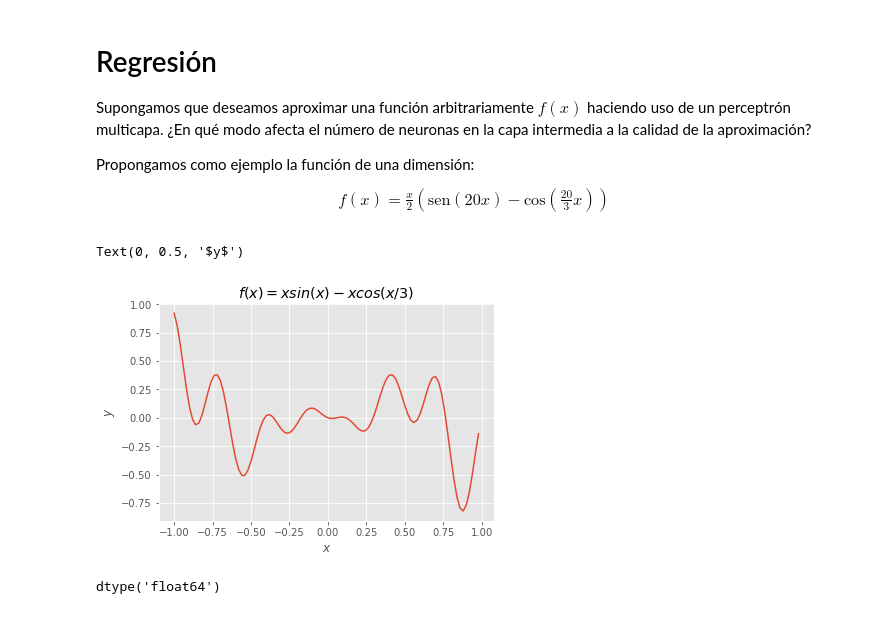
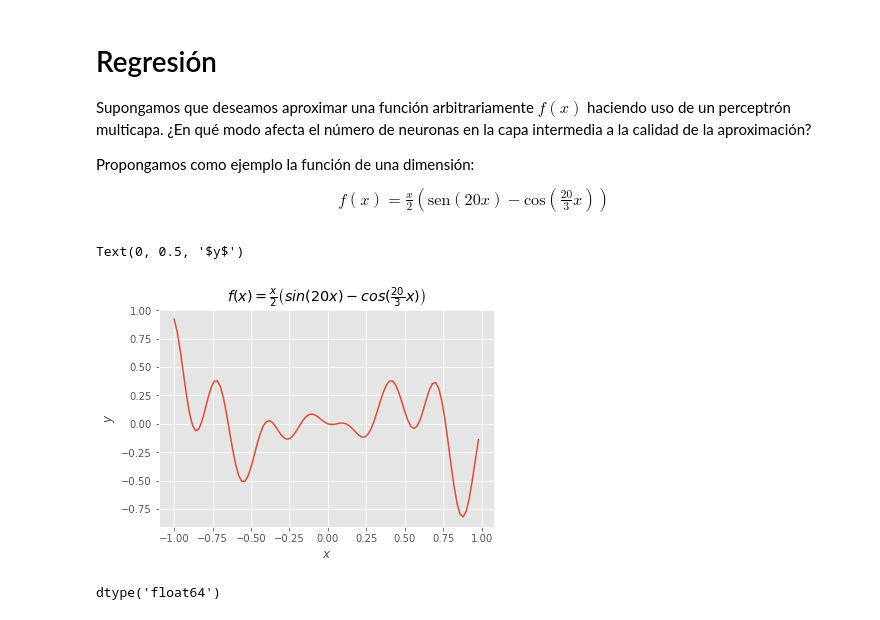
Before and after one commit to VMijangos/Redes_Neuronales, a Jupyter notebook: Notebooks/01 Aproximador Universal/Ejemplo de regresión.ipynb, the cells around one changed output. Saved outputs shown, nothing was run; the diff lists cells and outputs as text; code cells hidden in the pictures.

```diff
--- a/Notebooks/01 Aproximador Universal/Ejemplo de regresión.ipynb
+++ b/Notebooks/01 Aproximador Universal/Ejemplo de regresión.ipynb
@@ -26,12 +26,12 @@ plt.style.use('ggplot')
 # %%
 # Visualización de la función objetivo
 plt.plot(x, y)
-plt.title('$f(x) = x sin(x) - x cos(x/3)$')
+plt.title('$f(x) = \\frac{x}{2} \\left( sin(20x) - cos(\\frac{20}{3}x) \\right)$')
 plt.xlabel('$x$')
 plt.ylabel('$y$')
 # %% [output]
 Text(0, 0.5, '$y$')
-[figure, old version]
+[figure, new version]
 # %%
 # Instalar pyTorch según:
 # https://pytorch.org/get-started/locally/
```
Also changed, not shown: 1 other file.
